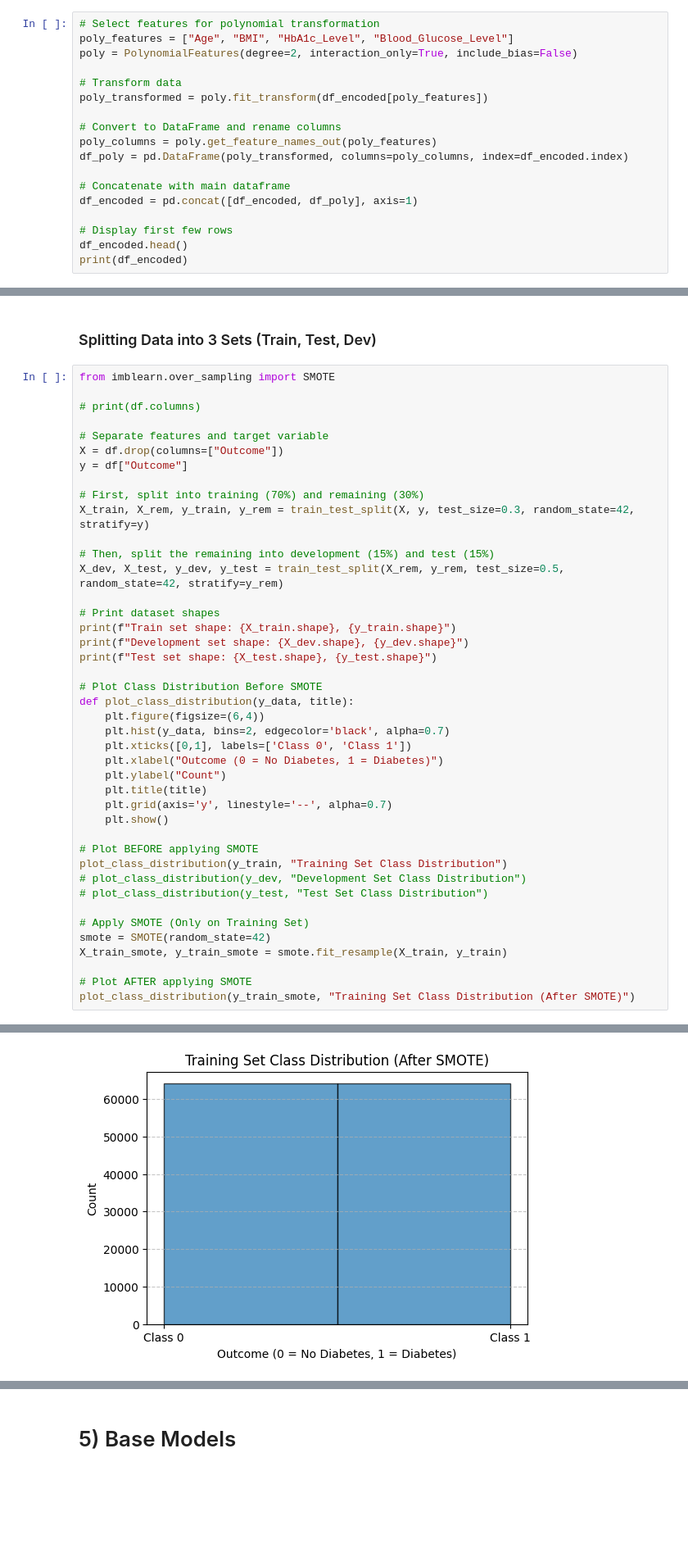
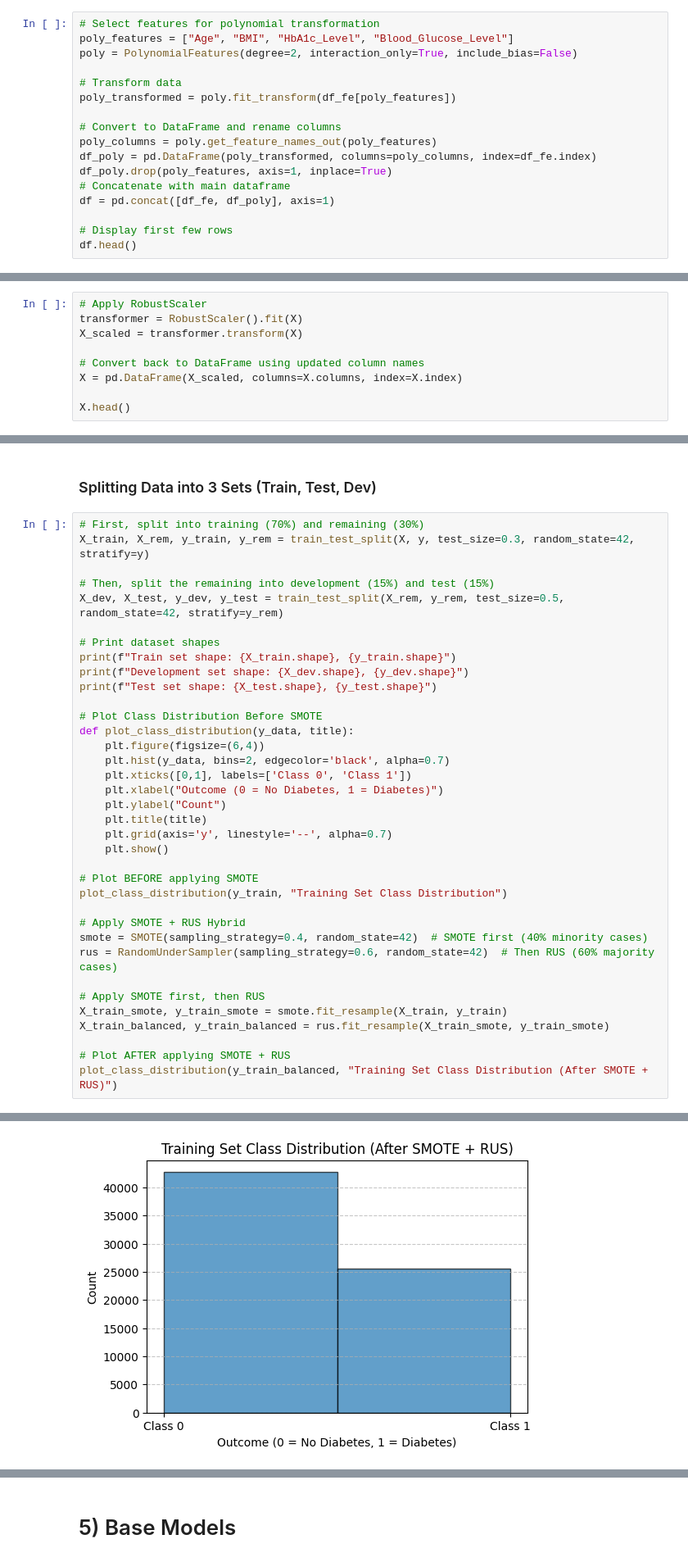
Before and after one commit to tehhanyi/INF2008-Machine-Learning-Project, a Jupyter notebook: Diabetes_Prediction_Edited.ipynb, the cells around one changed output, grey strips where cells are left out. Shown: that part at 82% size. Cells and saved outputs as stored; diff of their text form; blank space fills up the shorter version.

```diff
--- a/Diabetes_Prediction_Edited.ipynb
+++ b/Diabetes_Prediction_Edited.ipynb
@@ -425,16 +378,15 @@ poly_features = ["Age", "BMI", "HbA1c_Level", "Blood_Glucose_Level"]
 poly = PolynomialFeatures(degree=2, interaction_only=True, include_bias=False)
 
 # Transform data
-poly_transformed = poly.fit_transform(df_encoded[poly_features])
+poly_transformed = poly.fit_transform(df_fe[poly_features])
 
 # Convert to DataFrame and rename columns
 poly_columns = poly.get_feature_names_out(poly_features)
-df_poly = pd.DataFrame(poly_transformed, columns=poly_columns, index=df_encoded.index)
-
+df_poly = pd.DataFrame(poly_transformed, columns=poly_columns, index=df_fe.index)
+df_poly.drop(poly_features, axis=1, inplace=True)
 # Concatenate with main dataframe
-df_encoded = pd.concat([df_encoded, df_poly], axis=1)
+df = pd.concat([df_fe, df_poly], axis=1)
 
 # Display first few rows
-df_encoded.head()
-print(df_encoded)
+df.head()
 # %% [output]
@@ -495,0 +461,9 @@ X.head()
+# %%
+# Apply RobustScaler
+transformer = RobustScaler().fit(X)
+X_scaled = transformer.transform(X)
+
+# Convert back to DataFrame using updated column names
+X = pd.DataFrame(X_scaled, columns=X.columns, index=X.index)
+
+X.head()
@@ -505,14 +487,6 @@ Name: Outcome, dtype: int64
 # %% [markdown]
 ### Splitting Data into 3 Sets (Train, Test, Dev)
 # %%
-from imblearn.over_sampling import SMOTE
-
-# print(df.columns)
-
-# Separate features and target variable
-X = df.drop(columns=["Outcome"])
-y = df["Outcome"]
-
 # First, split into training (70%) and remaining (30%)
 X_train, X_rem, y_train, y_rem = train_test_split(X, y, test_size=0.3, random_state=42, stratify=y)
 
@@ -537,13 +511,15 @@ def plot_class_distribution(y_data, title):
 
 # Plot BEFORE applying SMOTE
 plot_class_distribution(y_train, "Training Set Class Distribution")
-# plot_class_distribution(y_dev, "Development Set Class Distribution")
-# plot_class_distribution(y_test, "Test Set Class Distribution")
 
-# Apply SMOTE (Only on Training Set)
-smote = SMOTE(random_state=42)
+# Apply SMOTE + RUS Hybrid
+smote = SMOTE(sampling_strategy=0.4, random_state=42)  # SMOTE first (40% minority cases)
+rus = RandomUnderSampler(sampling_strategy=0.6, random_state=42)  # Then RUS (60% majority cases)
+
+# Apply SMOTE first, then RUS
 X_train_smote, y_train_smote = smote.fit_resample(X_train, y_train)
+X_train_balanced, y_train_balanced = rus.fit_resample(X_train_smote, y_train_smote)
 
-# Plot AFTER applying SMOTE
-plot_class_distribution(y_train_smote, "Training Set Class Distribution (After SMOTE)")
+# Plot AFTER applying SMOTE + RUS
+plot_class_distribution(y_train_balanced, "Training Set Class Distribution (After SMOTE + RUS)")
 # %% [output]
@@ -553,2 +529,2 @@ Test set shape: (15000, 20), (15000,)
 [figure]
-[figure, old version]
+[figure, new version]
```
Also changed, not shown: parts of 35 cells of this notebook.
